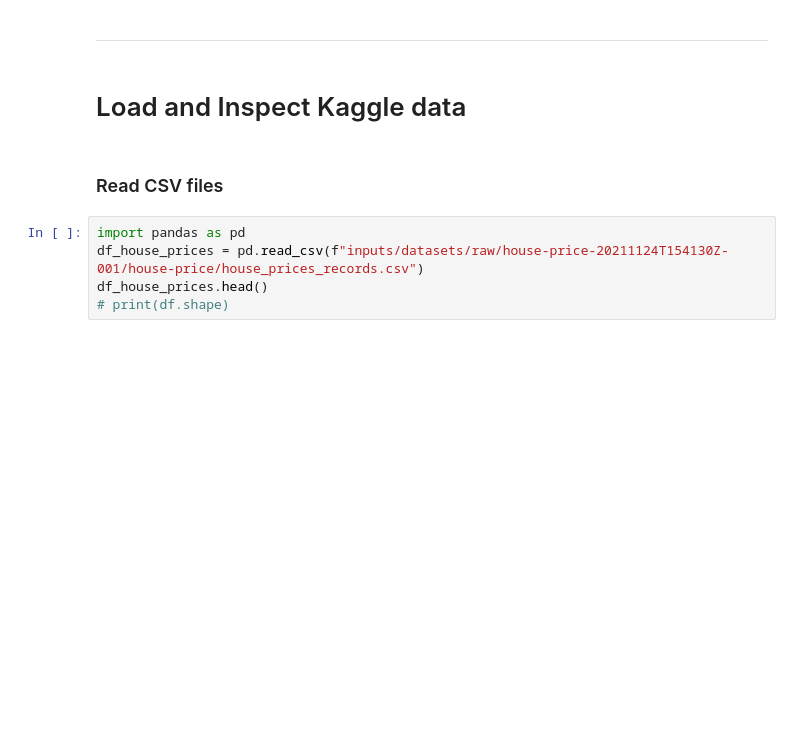
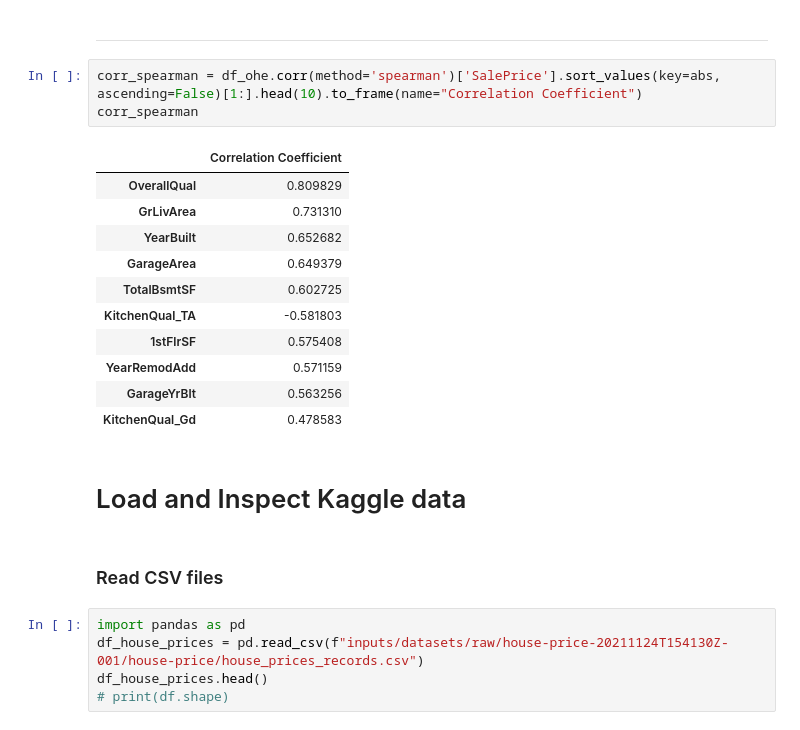
Before and after one commit to ParedesGab/PP5-heritage-housing-issues, a Jupyter notebook: jupyter_notebooks/House Sales Price Study.ipynb, the cells around one changed output. Saved outputs shown, nothing was run; the diff lists cells and outputs as text; blank space fills up the shorter version.

```diff
--- a/jupyter_notebooks/House Sales Price Study.ipynb
+++ b/jupyter_notebooks/House Sales Price Study.ipynb
@@ -256,5 +278,20 @@ ValueError: could not convert string to float: 'No'
 # %% [markdown]
 ---
+# %%
+corr_spearman = df_ohe.corr(method='spearman')['SalePrice'].sort_values(key=abs, ascending=False)[1:].head(10).to_frame(name="Correlation Coefficient")
+corr_spearman
+# %% [output]
+|  | Correlation Coefficient |
+| OverallQual | 0.809829 |
+| GrLivArea | 0.731310 |
+| YearBuilt | 0.652682 |
+| GarageArea | 0.649379 |
+| TotalBsmtSF | 0.602725 |
+| KitchenQual_TA | -0.581803 |
+| 1stFlrSF | 0.575408 |
+| YearRemodAdd | 0.571159 |
+| GarageYrBlt | 0.563256 |
+| KitchenQual_Gd | 0.478583 |
 # %% [markdown]
 # Load and Inspect Kaggle data
 # %% [markdown]
```
Also changed, not shown: parts of 3 cells of this notebook.
